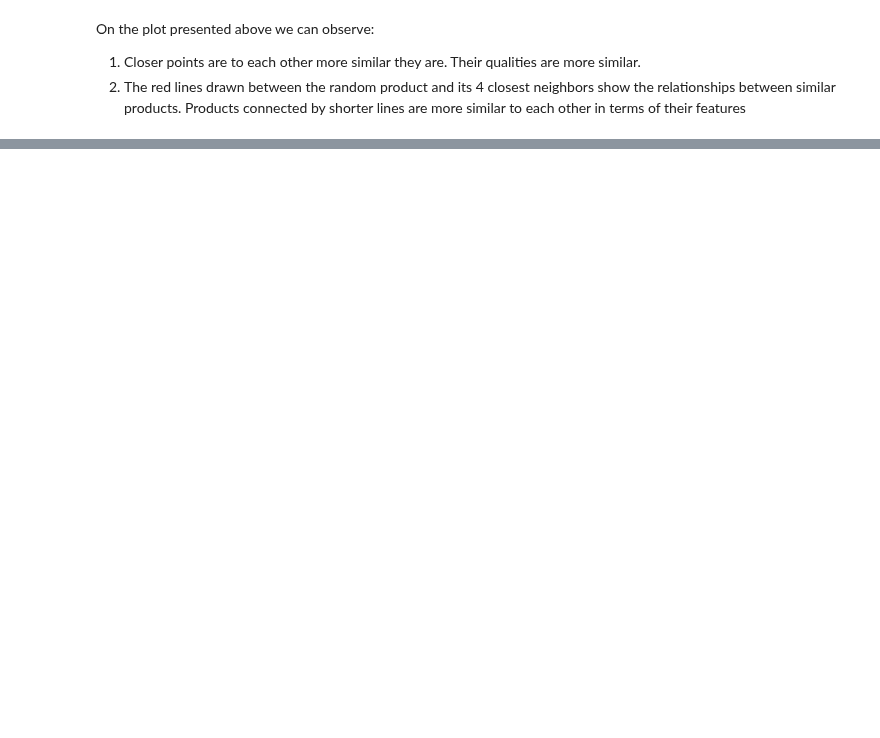
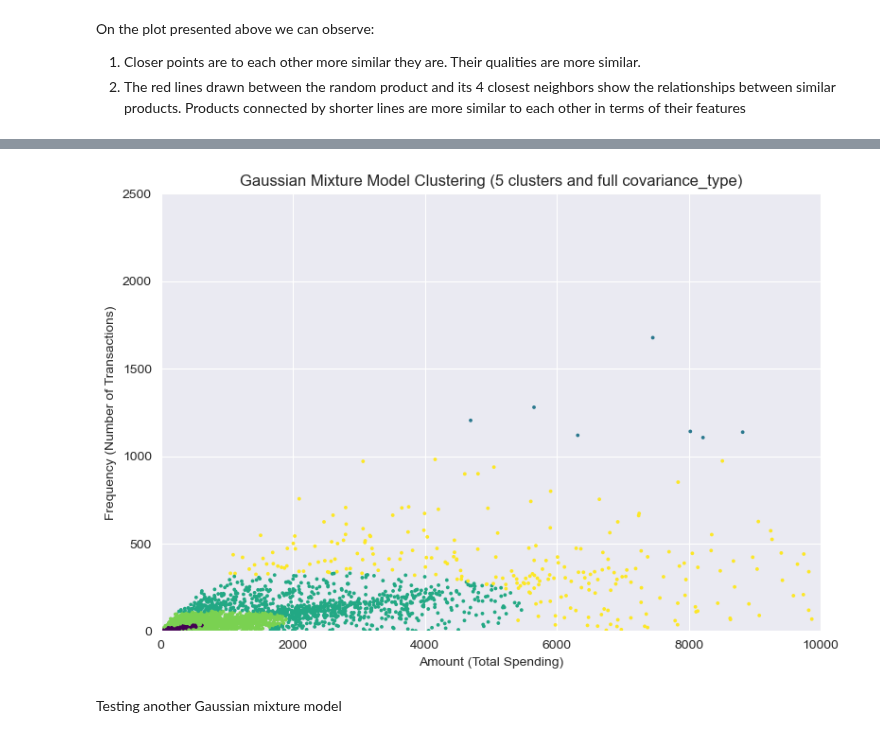
Before and after one commit to adamzulu123/Introduction-to-data-analysis, a Jupyter notebook: Notebook4/Advanced_4_notebook.ipynb, the cells around one changed output, grey strips where cells are left out. Cells and saved outputs as stored; diff of their text form; code cells hidden in the pictures; blank space fills up the shorter version.

```diff
--- a/Notebook4/Advanced_4_notebook.ipynb
+++ b/Notebook4/Advanced_4_notebook.ipynb
@@ -250,0 +518,19 @@ On the plot presented above we can observe:
+# %%
+df = pd.read_csv('data.csv', encoding='ISO-8859-1')
+df = df.dropna(subset=['Description'])
+df = df[df['Quantity'] > 0]
+df = df[df['UnitPrice'] > 0]
+df['Total_sales'] = df['Quantity'] * df['UnitPrice'] #Amount is a value spent by particular Client
+# %%
+#Amount is a value spent by particular Client
+amount = df.groupby('CustomerID')['Total_sales'].sum()
+amount = amount.reset_index()
+amount.columns = ['CustomerID', 'Amount']
+
+#Frequency is the number of transactions done by particular client
+frequency = df.groupby('CustomerID')['InvoiceNo'].count()
+frequency = frequency.reset_index()
+frequency.columns = ['CustomerID', 'Frequency']
+
+df_new = pd.merge(amount, frequency, on='CustomerID', how="inner")
+df_new.head()
@@ -250,0 +546,13 @@ On the plot presented above we can observe:
+# %%
+data_for_gmm = df_new[['Amount', 'Frequency']]
+
+#normalisation
+scaler = StandardScaler()
+data_for_gmm_scaled = scaler.fit_transform(data_for_gmm)
+
+gmm = GaussianMixture(n_components=6, covariance_type='full')
+y_gmm = gmm.fit_predict(data_for_gmm_scaled)
+
+df_new['Cluster'] = y_gmm
+print(df_new.head())
+df_new['Cluster'].value_counts()
@@ -250,0 +574,16 @@ On the plot presented above we can observe:
+# %%
+plt.figure(figsize=(9, 6))
+plt.scatter(df_new['Amount'], df_new['Frequency'], c=df_new['Cluster'], cmap='viridis', s=3)
+
+plt.xlabel('Amount (Total Spending)')
+plt.ylabel('Frequency (Number of Transactions)')
+plt.title('Gaussian Mixture Model Clustering (5 clusters and full covariance_type)')
+
+#limitation for axis
+plt.xlim(0, 10000)
+plt.ylim(0, 2500)
+plt.show()
+# %% [output]
+[figure, added]
+# %% [markdown]
+Testing another Gaussian mixture model
```
Also changed, not shown: parts of 50 cells of this notebook.
